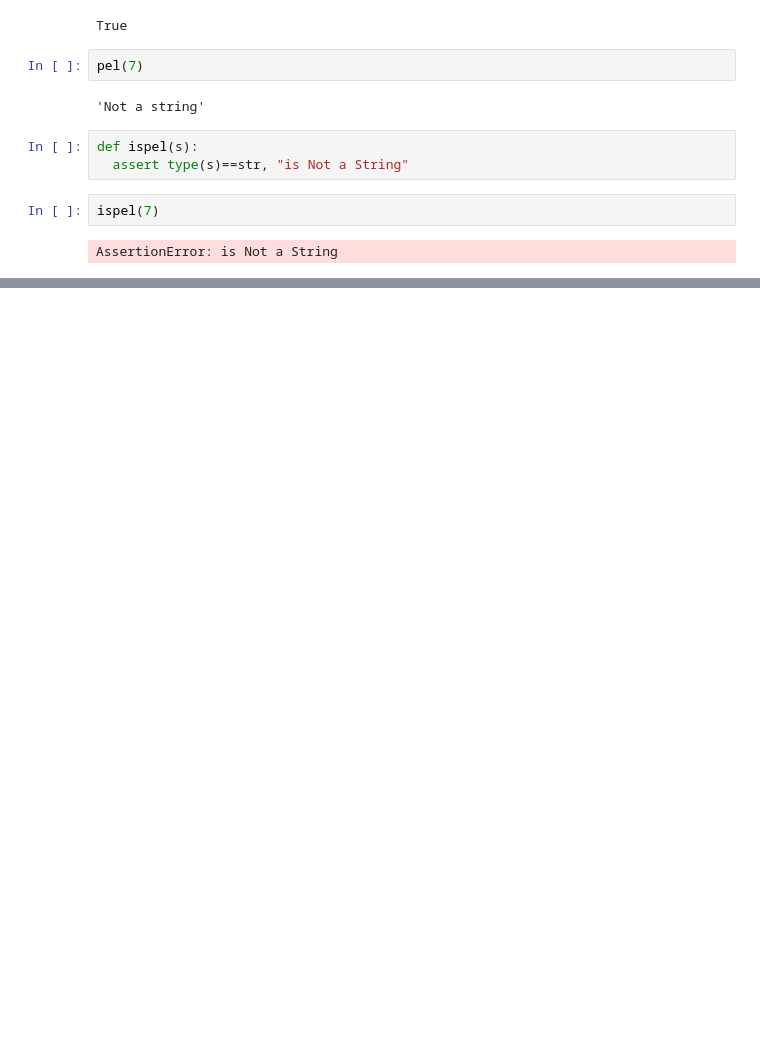
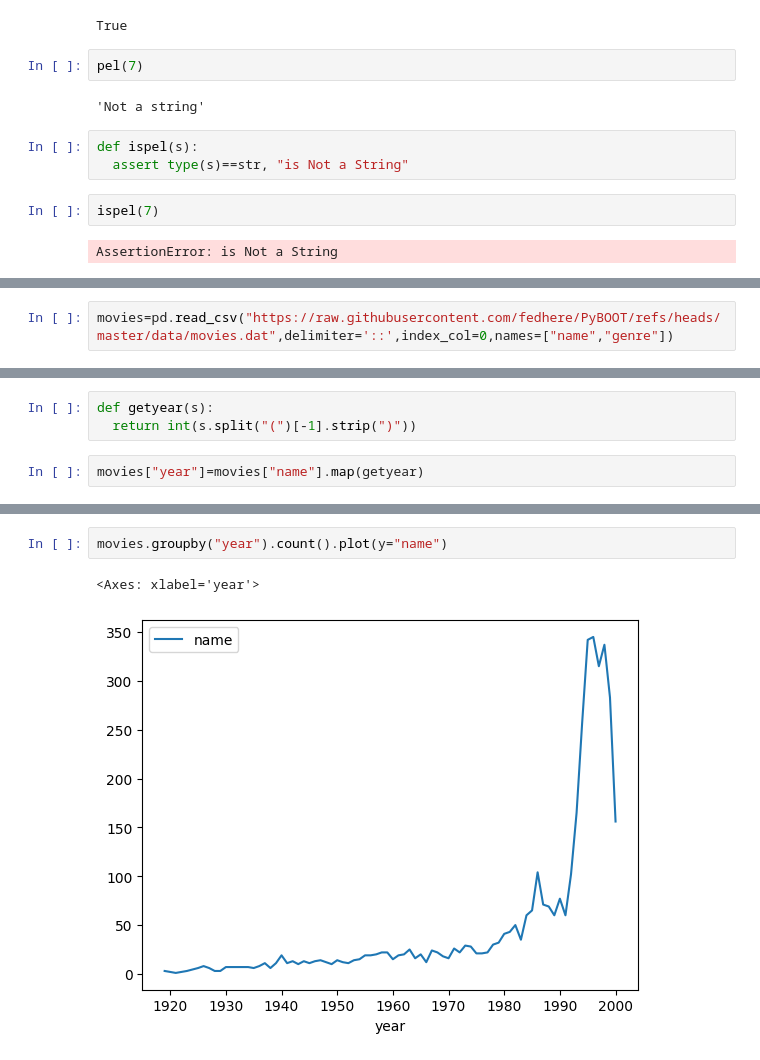
Before and after one commit to urvesh2012/MLTSA25_UBhagat, a Jupyter notebook: MLTSA_WK2.ipynb, the cells around one changed output, grey strips where cells are left out. Drawn from its saved outputs; the diff is of its cells as text; blank space fills up the shorter version.

```diff
--- a/MLTSA_WK2.ipynb
+++ b/MLTSA_WK2.ipynb
@@ -140,0 +143,2 @@ AssertionError: is Not a String
+# %%
+movies=pd.read_csv("https://raw.githubusercontent.com/fedhere/PyBOOT/refs/heads/master/data/movies.dat",delimiter='::',index_col=0,names=["name","genre"])
@@ -140,0 +205,5 @@ AssertionError: is Not a String
+# %%
+def getyear(s):
+  return int(s.split("(")[-1].strip(")"))
+# %%
+movies["year"]=movies["name"].map(getyear)
@@ -140,0 +226,5 @@ AssertionError: is Not a String
+# %%
+movies.groupby("year").count().plot(y="name")
+# %% [output]
+<Axes: xlabel='year'>
+[figure, added]
```
Also changed, not shown: parts of 10 cells of this notebook.
